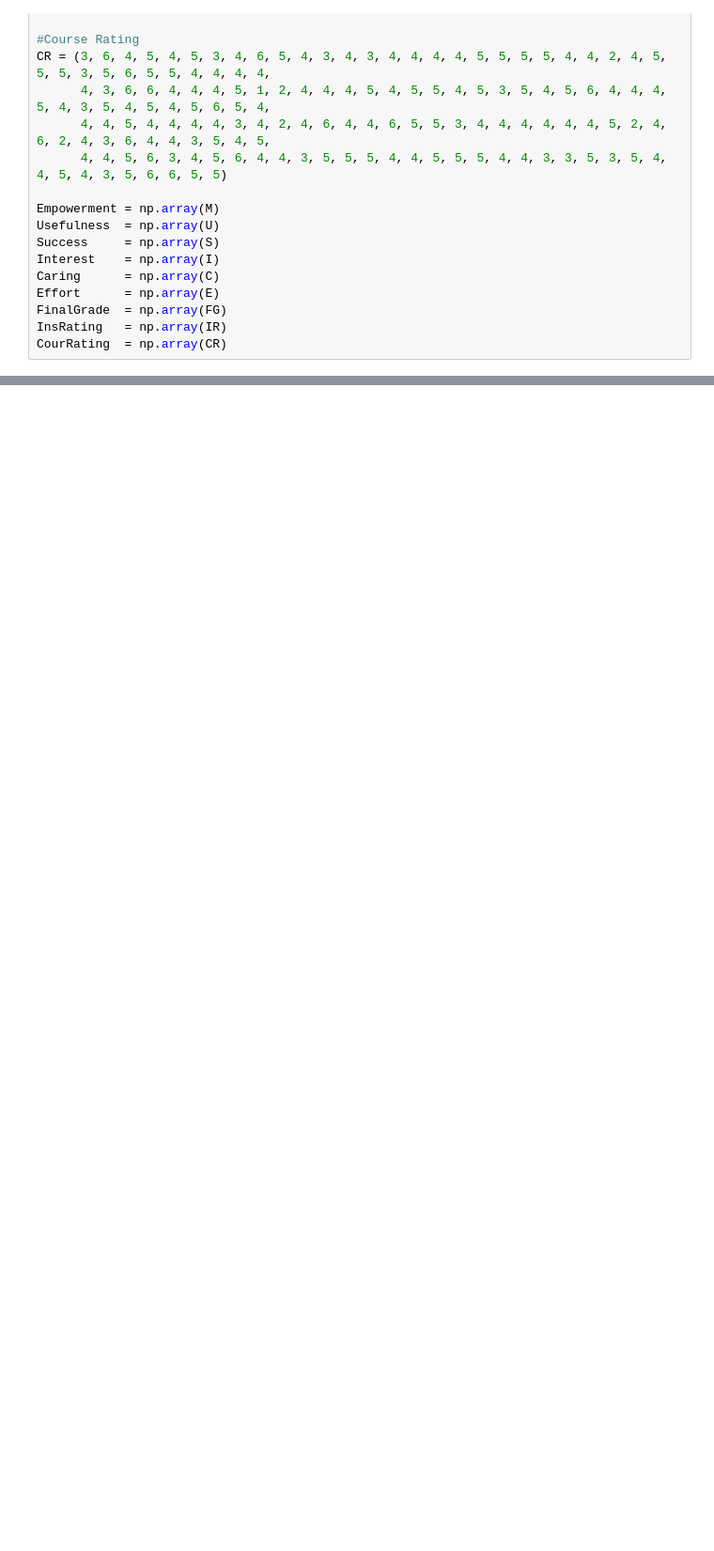
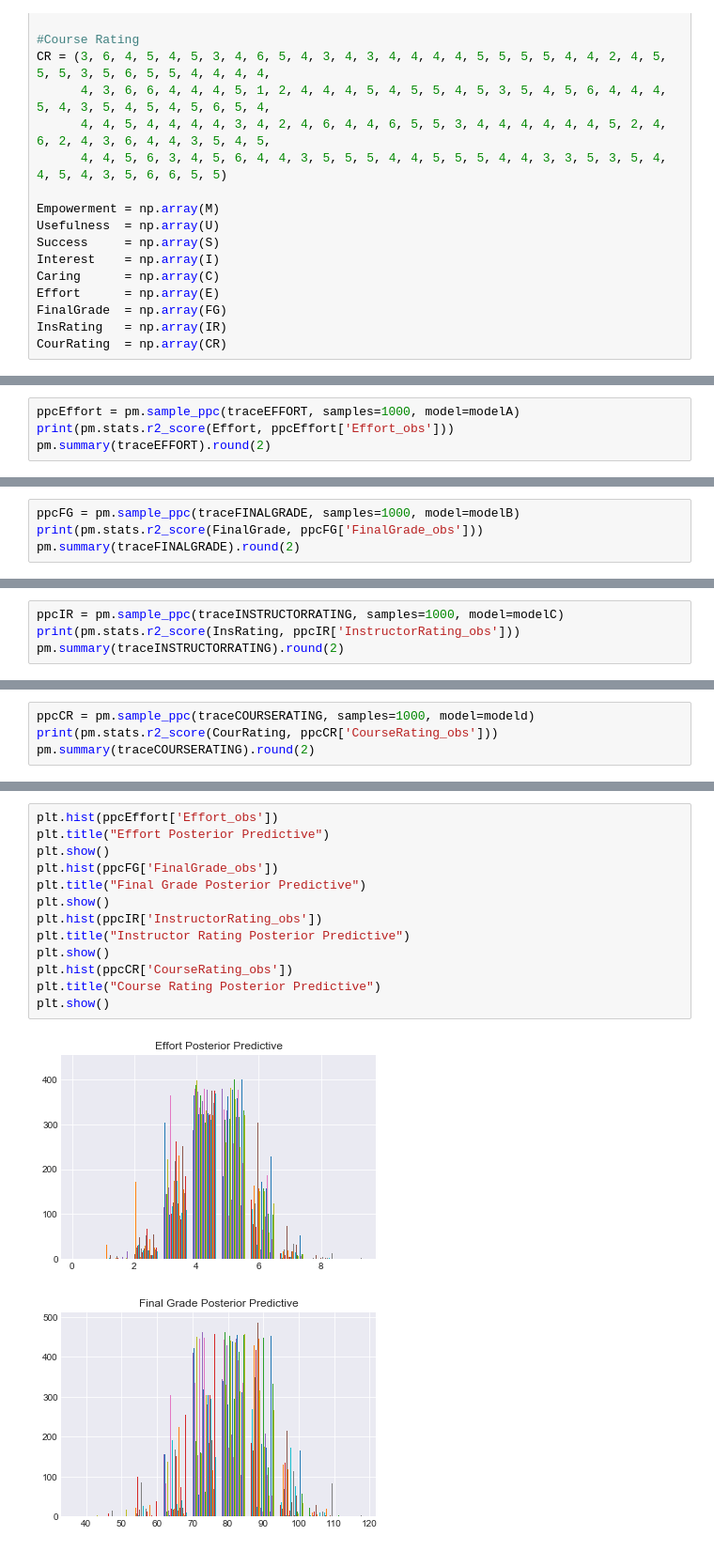
Before and after one commit to ljnovoa/Bayesian-Analysis, a Jupyter notebook: 191 MUSIC Bayesian Regression.ipynb, the cells around one changed output, grey strips where cells are left out. Shown at 94% size. Saved outputs shown, nothing was run; the diff lists cells and outputs as text; blank space fills up the shorter version.

```diff
--- a/191 MUSIC Bayesian Regression.ipynb
+++ b/191 MUSIC Bayesian Regression.ipynb
@@ -142,0 +131,4 @@ pm.summary(traceEFFORT).round(2)
+# %%
+ppcEffort = pm.sample_ppc(traceEFFORT, samples=1000, model=modelA)
+print(pm.stats.r2_score(Effort, ppcEffort['Effort_obs']))
+pm.summary(traceEFFORT).round(2)
@@ -191,0 +183,4 @@ pm.summary(traceFINALGRADE).round(2)
+# %%
+ppcFG = pm.sample_ppc(traceFINALGRADE, samples=1000, model=modelB)
+print(pm.stats.r2_score(FinalGrade, ppcFG['FinalGrade_obs']))
+pm.summary(traceFINALGRADE).round(2)
@@ -238,0 +233,4 @@ pm.summary(traceINSTRUCTORRATING).round(2)
+# %%
+ppcIR = pm.sample_ppc(traceINSTRUCTORRATING, samples=1000, model=modelC)
+print(pm.stats.r2_score(InsRating, ppcIR['InstructorRating_obs']))
+pm.summary(traceINSTRUCTORRATING).round(2)
@@ -286,0 +284,4 @@ pm.summary(traceCOURSERATING).round(2)
+# %%
+ppcCR = pm.sample_ppc(traceCOURSERATING, samples=1000, model=modeld)
+print(pm.stats.r2_score(CourRating, ppcCR['CourseRating_obs']))
+pm.summary(traceCOURSERATING).round(2)
@@ -286,0 +298,16 @@ pm.summary(traceCOURSERATING).round(2)
+# %%
+plt.hist(ppcEffort['Effort_obs'])
+plt.title("Effort Posterior Predictive")
+plt.show()
+plt.hist(ppcFG['FinalGrade_obs'])
+plt.title("Final Grade Posterior Predictive")
+plt.show()
+plt.hist(ppcIR['InstructorRating_obs'])
+plt.title("Instructor Rating Posterior Predictive")
+plt.show()
+plt.hist(ppcCR['CourseRating_obs'])
+plt.title("Course Rating Posterior Predictive")
+plt.show()
+# %% [output]
+[figure, added]
+[figure, added]
```
Also changed, not shown: parts of 13 cells of this notebook, 1 other file.
